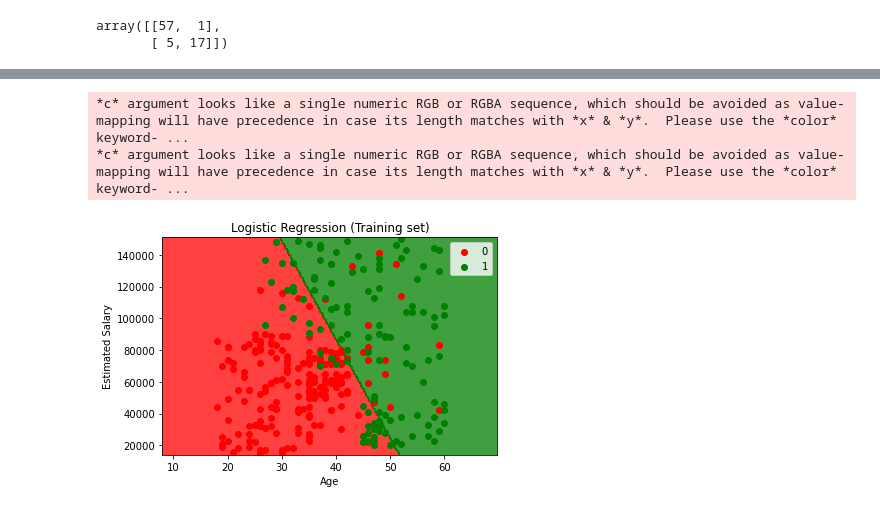
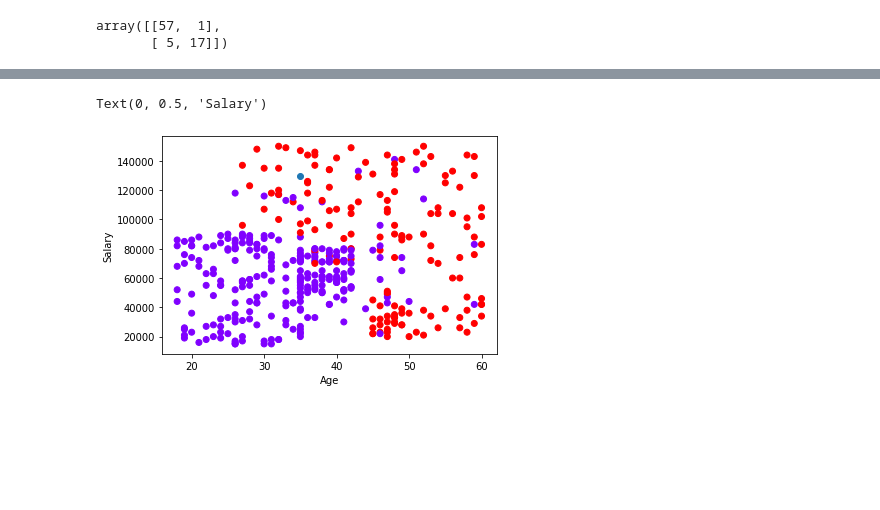
Before and after one commit to wodwine/Machine-Learning-Udemy-Course, a Jupyter notebook: Codes/3_Classification/1_LogisticRegressionClassification.ipynb, the cells around one changed output, grey strips where cells are left out. Cells and saved outputs as stored; diff of their text form; code cells hidden in the pictures; blank space fills up the shorter version.

```diff
--- a/Codes/3_Classification/1_LogisticRegressionClassification.ipynb
+++ b/Codes/3_Classification/1_LogisticRegressionClassification.ipynb
@@ -92,20 +125,24 @@ array([[57,  1],
+# %%
+plt.scatter(X["Age"],X["EstimatedSalary"],c=y,cmap="rainbow")
+plt.scatter(35,130000)
+plt.xlabel("Age")
+plt.ylabel("Salary")
+# %% [output]
+Text(0, 0.5, 'Salary')
+[figure, added]
 # %%
-from matplotlib.colors import ListedColormap
-X_set, y_set = scaler.inverse_transform(X_train_scaled), y_train
-X1, X2 = np.meshgrid(np.arange(start = X_set[:, 0].min() - 10, stop = X_set[:, 0].max() + 10, step = 0.25),
-                     np.arange(start = X_set[:, 1].min() - 1000, stop = X_set[:, 1].max() + 1000, step = 0.25))
-plt.contourf(X1, X2, log.predict(scaler.transform(np.array([X1.ravel(), X2.ravel()]).T)).reshape(X1.shape),
-             alpha = 0.75, cmap = ListedColormap(('red', 'green')))
-plt.xlim(X1.min(), X1.max())
-plt.ylim(X2.min(), X2.max())
-for i, j in enumerate(np.unique(y_set)):
-    plt.scatter(X_set[y_set == j, 0], X_set[y_set == j, 1], c = ListedColormap(('red', 'green'))(i), label = j)
-plt.title('Logistic Regression (Training set)')
-plt.xlabel('Age')
-plt.ylabel('Estimated Salary')
-plt.legend()
-plt.show()
+# from matplotlib.colors import ListedColormap
+# X_set, y_set = scaler.inverse_transform(X_train_scaled), y_train
+# X1, X2 = np.meshgrid(np.arange(start = X_set[:, 0].min() - 10, stop = X_set[:, 0].max() + 10, step = 0.25),
+#                      np.arange(start = X_set[:, 1].min() - 1000, stop = X_set[:, 1].max() + 1000, step = 0.25))
+# plt.contourf(X1, X2, log.predict(scaler.transform(np.array([X1.ravel(), X2.ravel()]).T)).reshape(X1.shape),
+#              alpha = 0.75, cmap = ListedColormap(('red', 'green')))
+# plt.xlim(X1.min(), X1.max())
+# plt.ylim(X2.min(), X2.max())
+# for i, j in enumerate(np.unique(y_set)):
+#     plt.scatter(X_set[y_set == j, 0], X_set[y_set == j, 1], c = ListedColormap(('red', 'green'))(i), label = j)
+# plt.title('Logistic Regression (Training set)')
+# plt.xlabel('Age')
+# plt.ylabel('Estimated Salary')
+# plt.legend()
+# plt.show()
-# %% [output]
-*c* argument looks like a single numeric RGB or RGBA sequence, which should be avoided as value-mapping will have precedence in case its length matches with *x* & *y*.  Please use the *color* keyword- ...
-*c* argument looks like a single numeric RGB or RGBA sequence, which should be avoided as value-mapping will have precedence in case its length matches with *x* & *y*.  Please use the *color* keyword- ...
-[figure, removed]
```
Also changed, not shown: parts of 10 cells of this notebook, 35 other files.
